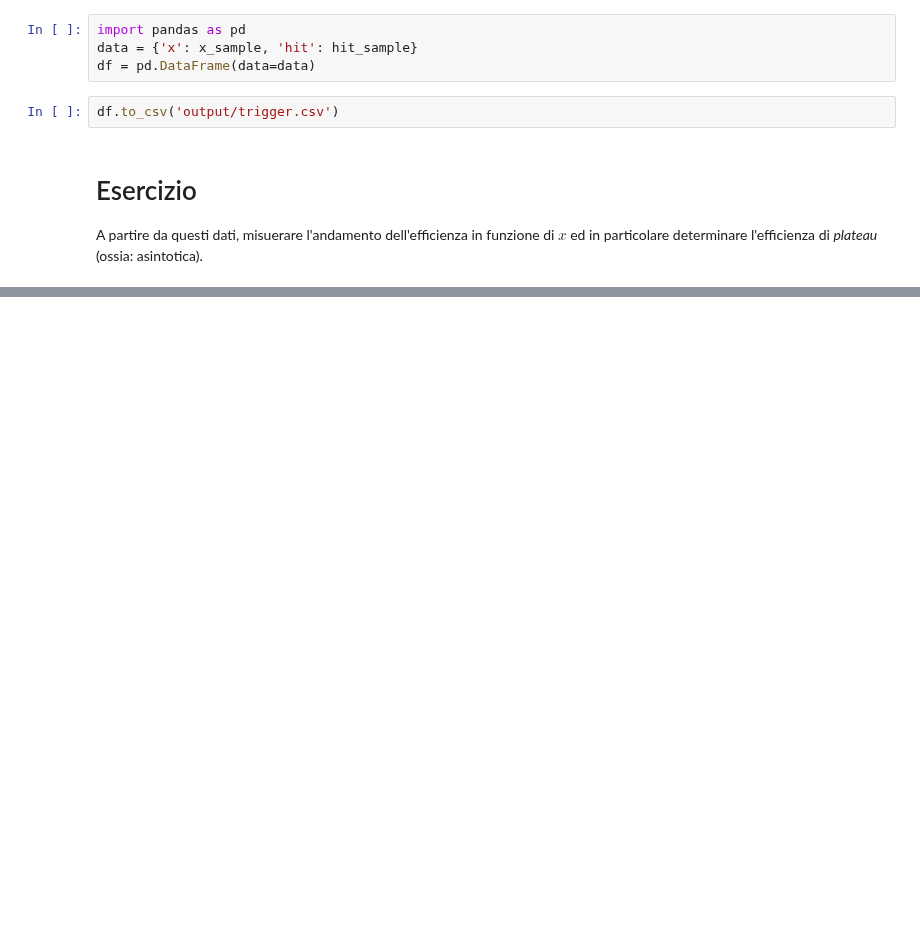
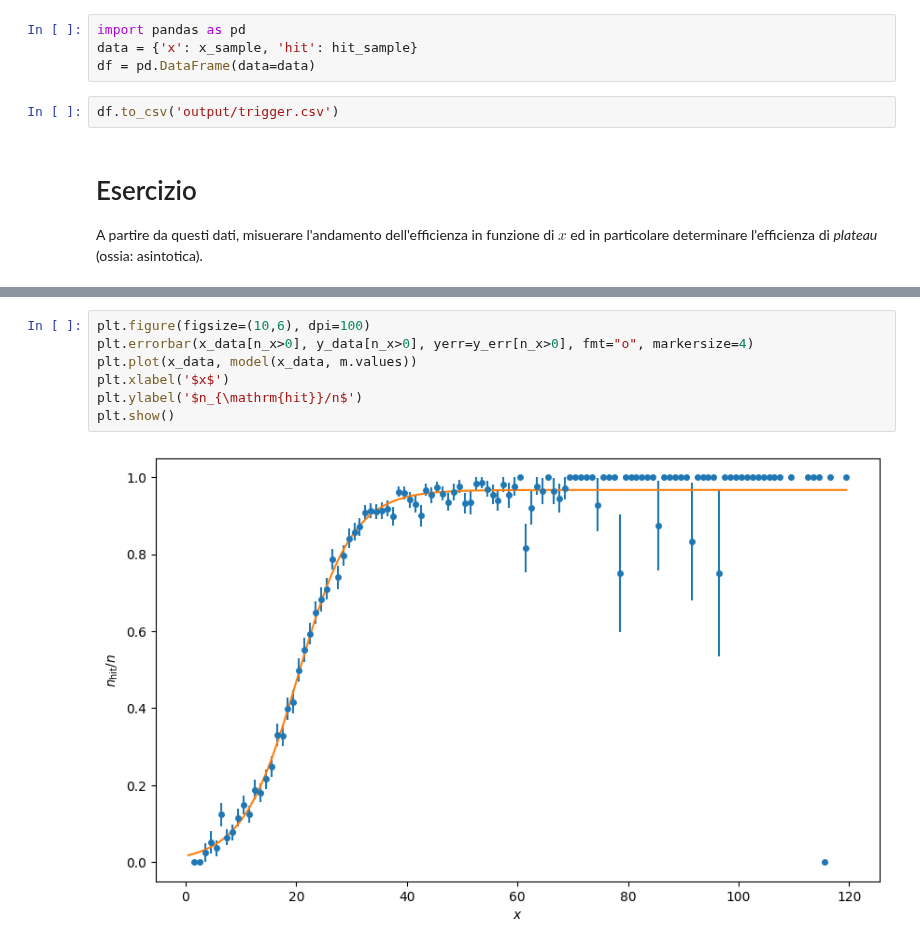
Before and after one commit to lucalista/analisi-dati-2021, a Jupyter notebook: 19.00.00__Misura_di_un_plateau_di_efficienza.ipynb, the cells around one changed output, grey strips where cells are left out. Saved outputs shown, nothing was run; the diff lists cells and outputs as text; blank space fills up the shorter version.

```diff
--- a/19.00.00__Misura_di_un_plateau_di_efficienza.ipynb
+++ b/19.00.00__Misura_di_un_plateau_di_efficienza.ipynb
@@ -80,0 +128,9 @@ plt.show()
+# %%
+plt.figure(figsize=(10,6), dpi=100)
+plt.errorbar(x_data[n_x>0], y_data[n_x>0], yerr=y_err[n_x>0], fmt="o", markersize=4)
+plt.plot(x_data, model(x_data, m.values))
+plt.xlabel('$x$')
+plt.ylabel('$n_{\mathrm{hit}}/n$')
+plt.show()
+# %% [output]
+[figure, added]
```
Also changed, not shown: parts of 11 cells of this notebook, 2 other files.
